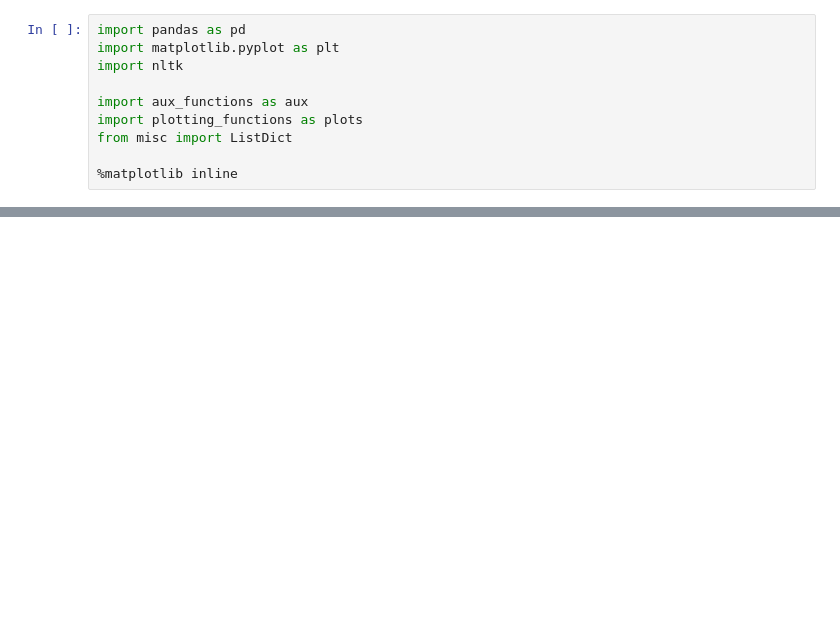
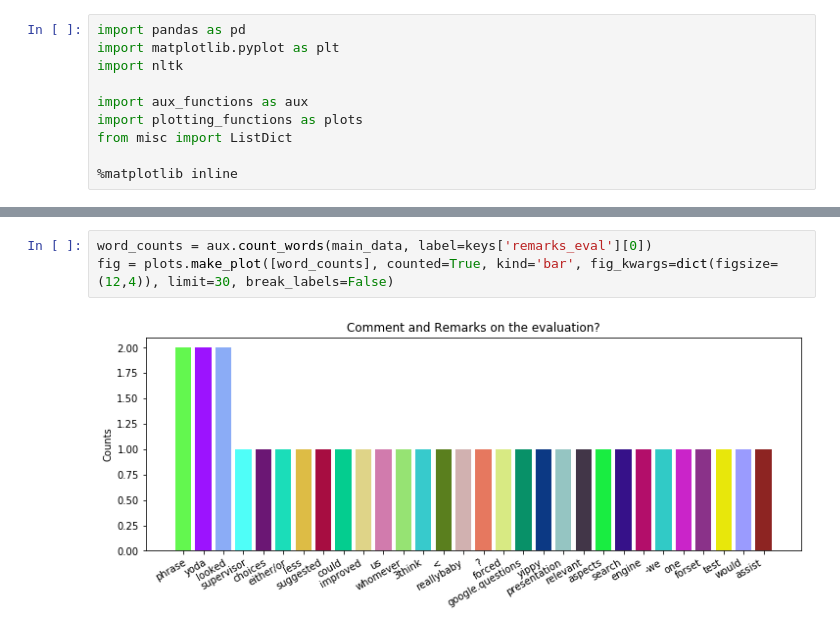
Before and after one commit to animaviridis/evaluation_of_ai, a Jupyter notebook: comments.ipynb, the cells around one changed output, grey strips where cells are left out. Cells and saved outputs as stored; diff of their text form; blank space fills up the shorter version.

```diff
--- a/comments.ipynb
+++ b/comments.ipynb
@@ -23,0 +30,5 @@ fig.subplots_adjust(hspace=0.5)
+# %%
+word_counts = aux.count_words(main_data, label=keys['remarks_eval'][0])
+fig = plots.make_plot([word_counts], counted=True, kind='bar', fig_kwargs=dict(figsize=(12,4)), limit=30, break_labels=False)
+# %% [output]
+[figure, added]
```
Also changed, not shown: parts of 4 cells of this notebook, 2 other files.
